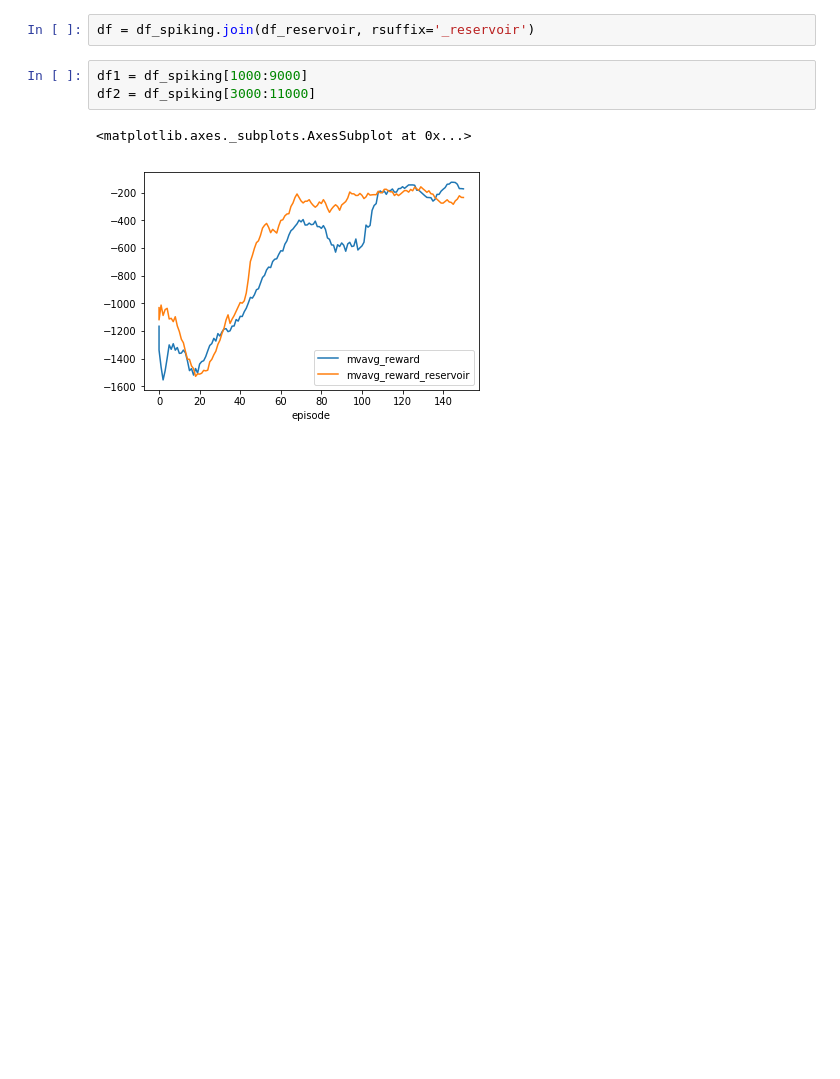
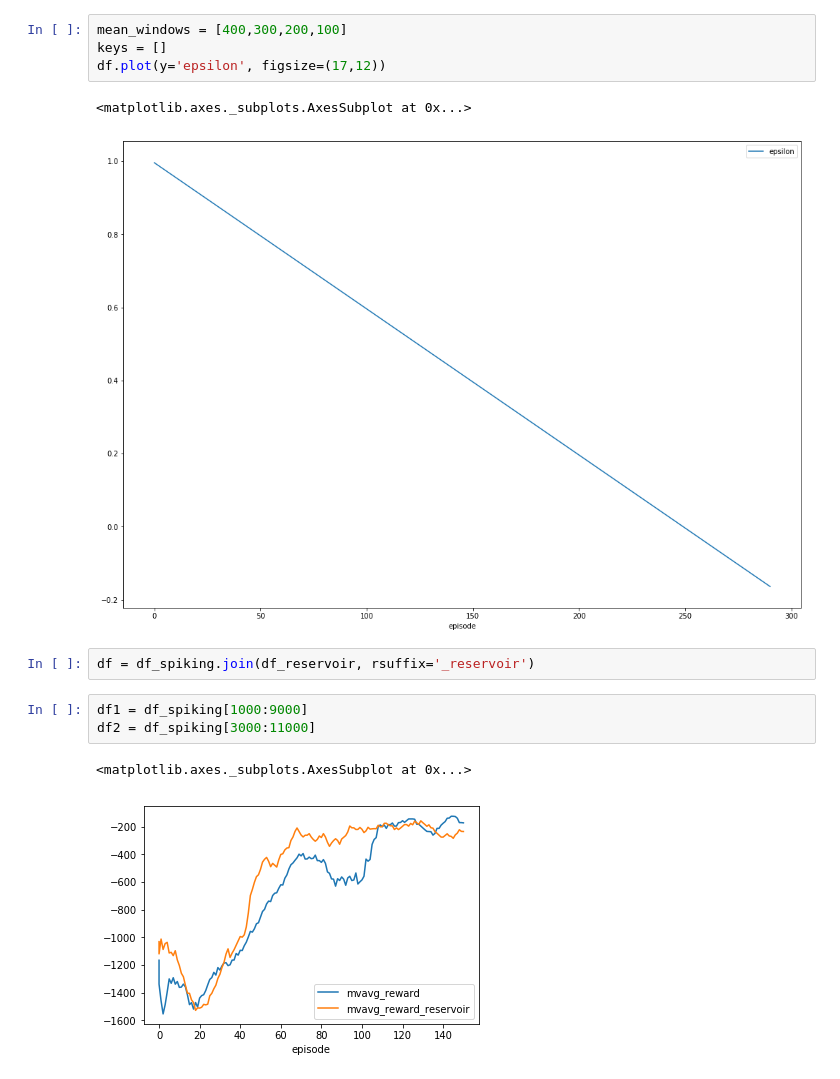
Before and after one commit to jimimvp/torch_rl, a Jupyter notebook: examples/data_analysis.ipynb, the cells around one changed output. Drawn from its saved outputs; the diff is of its cells as text; blank space fills up the shorter version.

```diff
--- a/examples/data_analysis.ipynb
+++ b/examples/data_analysis.ipynb
@@ -13,3 +45,10 @@ df_spiking[1000:9000].plot(y='mvavg_reward')
+# %%
+mean_windows = [400,300,200,100]
+keys = []
+df.plot(y='epsilon', figsize=(17,12))
+# %% [output]
+<matplotlib.axes._subplots.AxesSubplot at 0x...>
+[figure, added]
 # %%
 df = df_spiking.join(df_reservoir, rsuffix='_reservoir')
 # %%
```
Also changed, not shown: parts of 4 cells of this notebook.
